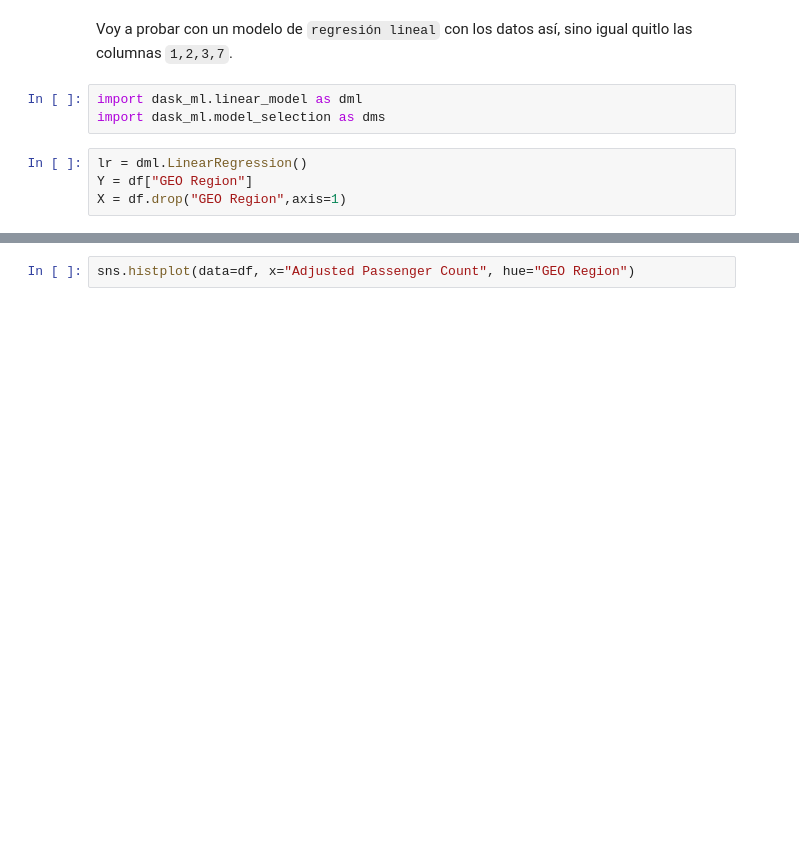
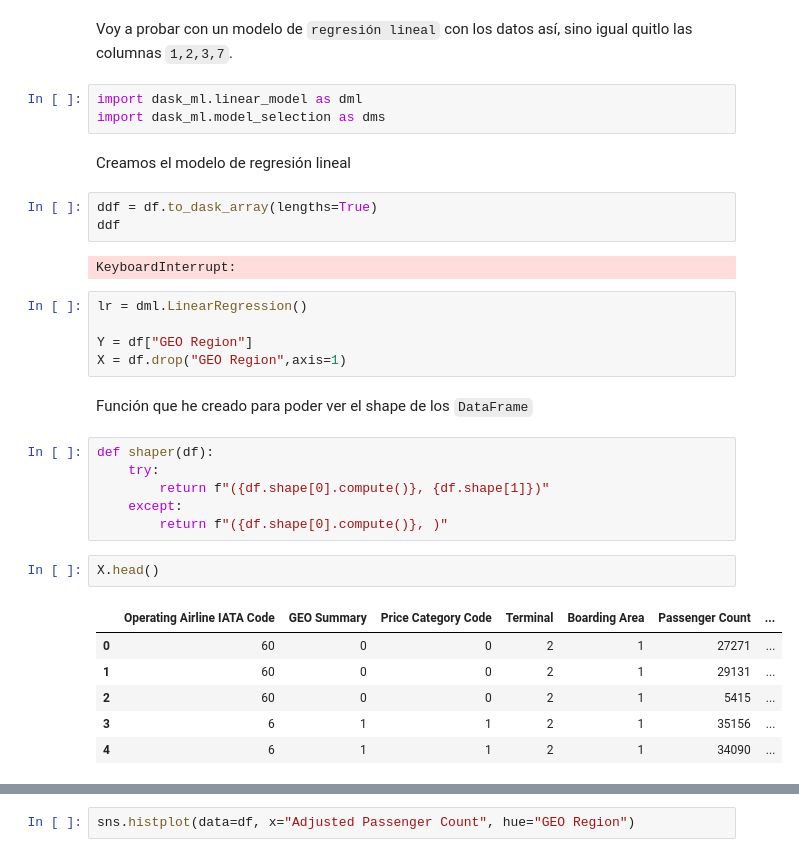
Before and after one commit to MiguelGG03/Final_Poject_PySpark, a Jupyter notebook: resultados/MachineLearning.ipynb, the cells around one changed output, grey strips where cells are left out. Drawn from its saved outputs; the diff is of its cells as text; blank space fills up the shorter version.

```diff
--- a/resultados/MachineLearning.ipynb
+++ b/resultados/MachineLearning.ipynb
@@ -189,7 +178,32 @@ Voy a probar con un modelo de `regresión lineal` con los datos así, sino igual
 # %%
 import dask_ml.linear_model as dml
 import dask_ml.model_selection as dms
+# %% [markdown]
+Creamos el modelo de regresión lineal
+# %%
+ddf = df.to_dask_array(lengths=True)
+ddf
+# %% [output]
+KeyboardInterrupt:
 # %%
 lr = dml.LinearRegression()
+
 Y = df["GEO Region"]
 X = df.drop("GEO Region",axis=1)
+# %% [markdown]
+Función que he creado para poder ver el shape de los `DataFrame`
+# %%
+def shaper(df):
+    try:
+        return f"({df.shape[0].compute()}, {df.shape[1]})"
+    except:
+        return f"({df.shape[0].compute()}, )"
+# %%
+X.head()
+# %% [output]
+|  | Operating Airline IATA Code | GEO Summary | Price Category Code | Terminal | Boarding Area | Passenger Count | ... |
+| 0 | 60 | 0 | 0 | 2 | 1 | 27271 | ... |
+| 1 | 60 | 0 | 0 | 2 | 1 | 29131 | ... |
+| 2 | 60 | 0 | 0 | 2 | 1 | 5415 | ... |
+| 3 | 6 | 1 | 1 | 2 | 1 | 35156 | ... |
+| 4 | 6 | 1 | 1 | 2 | 1 | 34090 | ... |
```
Also changed, not shown: parts of 20 cells of this notebook.
